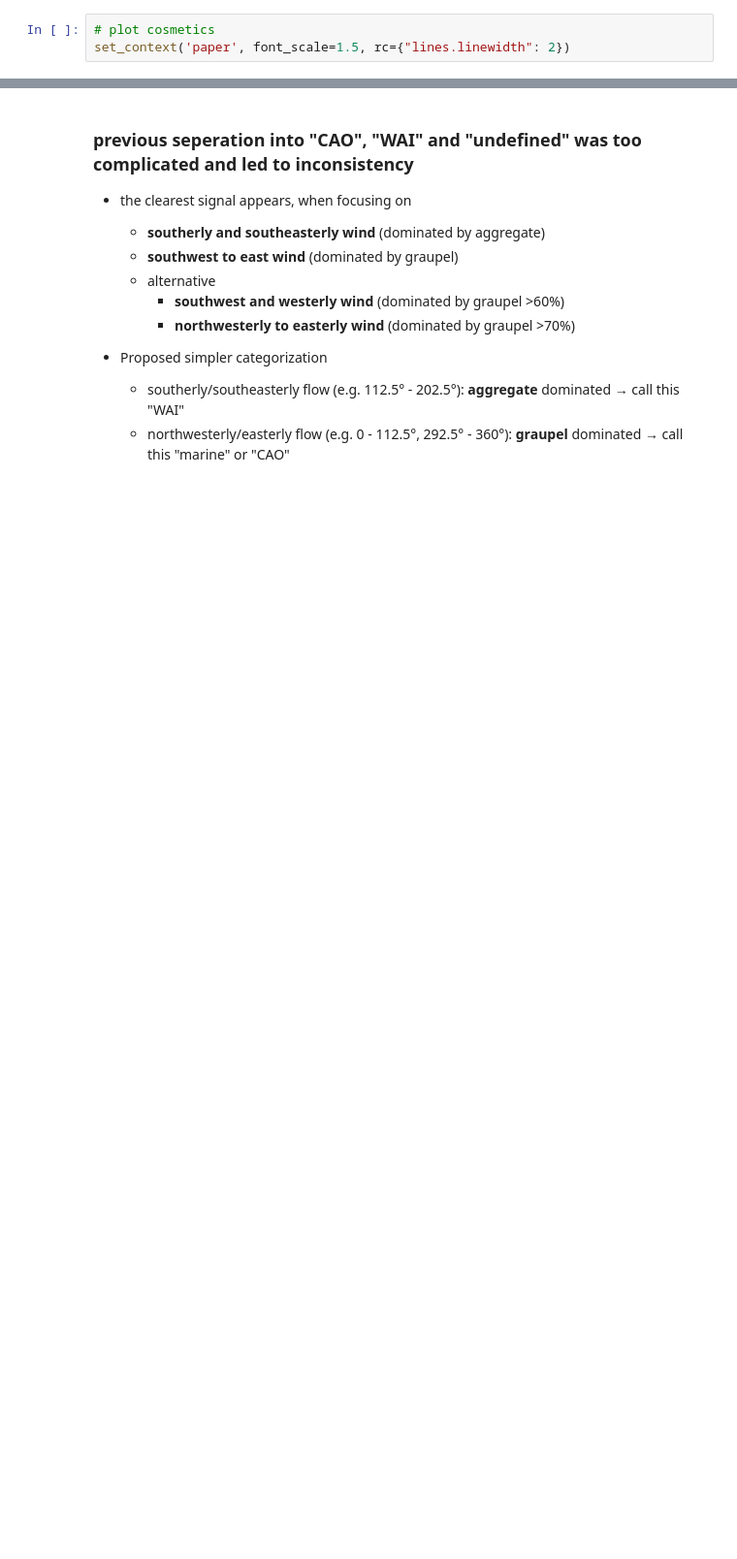
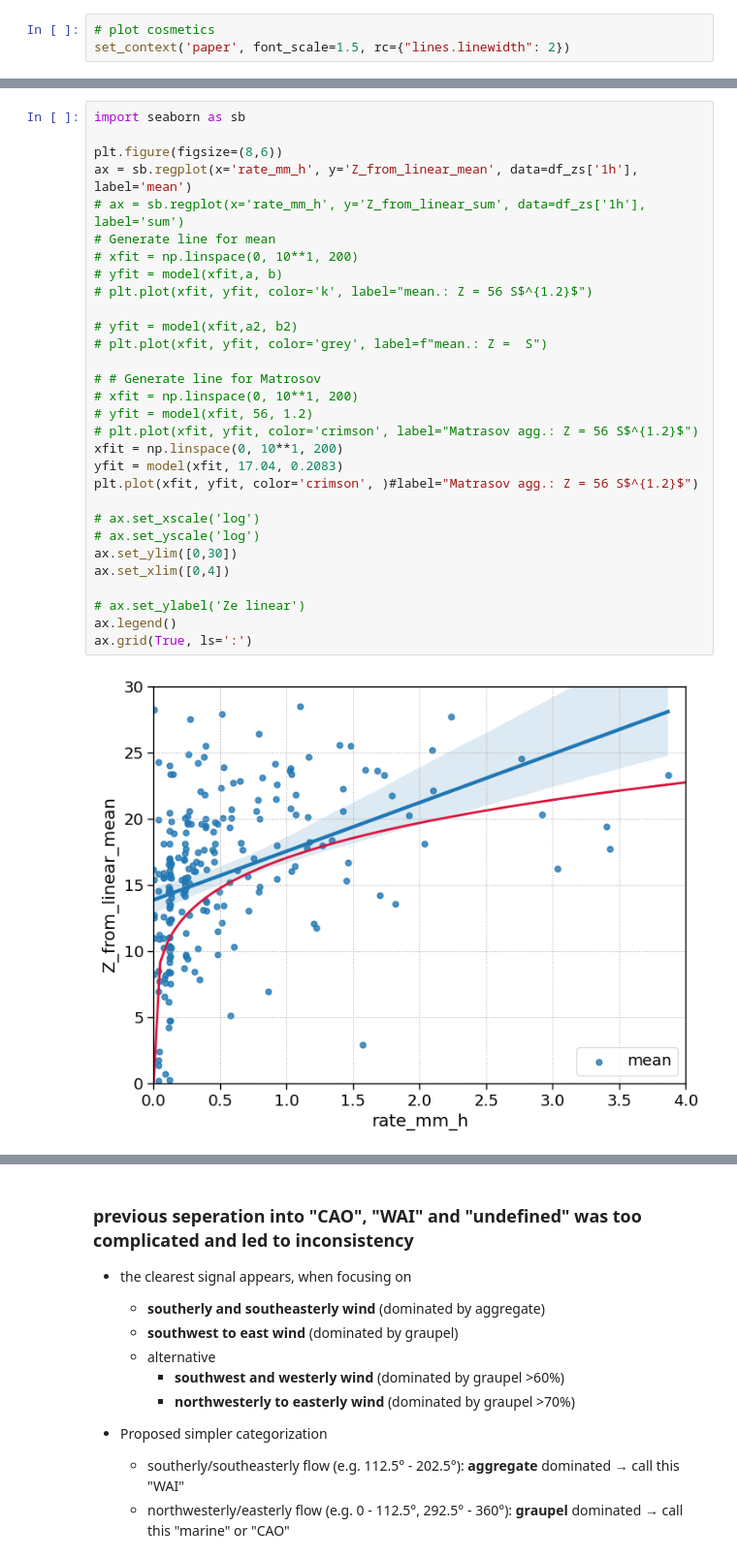
Before and after one commit to franzihe/retrieval_analysis, a Jupyter notebook: work/combined_obs/04_Ze_S_relation.ipynb, the cells around one changed output, grey strips where cells are left out. Shown at 97% size. Saved outputs shown, nothing was run; the diff lists cells and outputs as text; blank space fills up the shorter version.

```diff
--- a/work/combined_obs/04_Ze_S_relation.ipynb
+++ b/work/combined_obs/04_Ze_S_relation.ipynb
@@ -73,0 +133,32 @@ dsx = dsx.drop_vars(["wind_direction_filled", "wind_speed_filled"],)
+# %%
+import seaborn as sb
+
+plt.figure(figsize=(8,6))
+ax = sb.regplot(x='rate_mm_h', y='Z_from_linear_mean', data=df_zs['1h'], label='mean')
+# ax = sb.regplot(x='rate_mm_h', y='Z_from_linear_sum', data=df_zs['1h'], label='sum')
+# Generate line for mean
+# xfit = np.linspace(0, 10**1, 200)
+# yfit = model(xfit,a, b)
+# plt.plot(xfit, yfit, color='k', label="mean.: Z = 56 S$^{1.2}$")
+
+# yfit = model(xfit,a2, b2)
+# plt.plot(xfit, yfit, color='grey', label=f"mean.: Z =  S")
+
+# # Generate line for Matrosov
+# xfit = np.linspace(0, 10**1, 200)
+# yfit = model(xfit, 56, 1.2)
+# plt.plot(xfit, yfit, color='crimson', label="Matrasov agg.: Z = 56 S$^{1.2}$")
+xfit = np.linspace(0, 10**1, 200)
+yfit = model(xfit, 17.04, 0.2083)
+plt.plot(xfit, yfit, color='crimson', )#label="Matrasov agg.: Z = 56 S$^{1.2}$")
+
+# ax.set_xscale('log')
+# ax.set_yscale('log')
+ax.set_ylim([0,30])
+ax.set_xlim([0,4])
+
+# ax.set_ylabel('Ze linear')
+ax.legend()
+ax.grid(True, ls=':')
+# %% [output]
+[figure, added]
```
Also changed, not shown: parts of 50 cells of this notebook, 4 other files.
